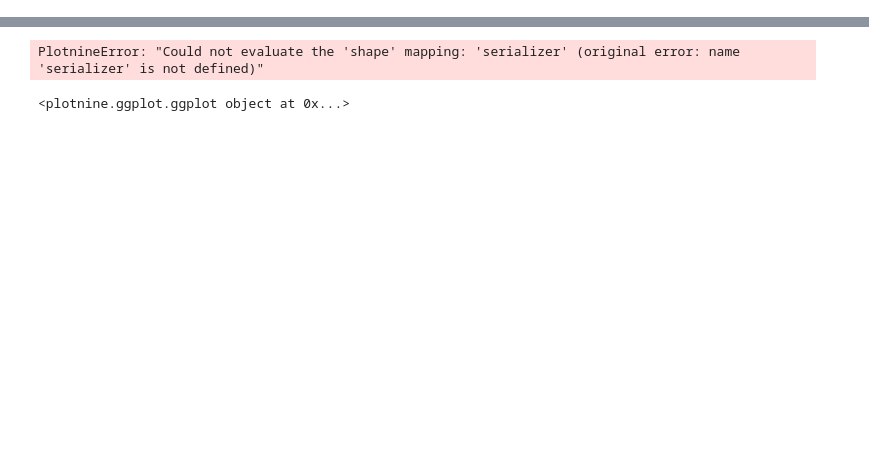
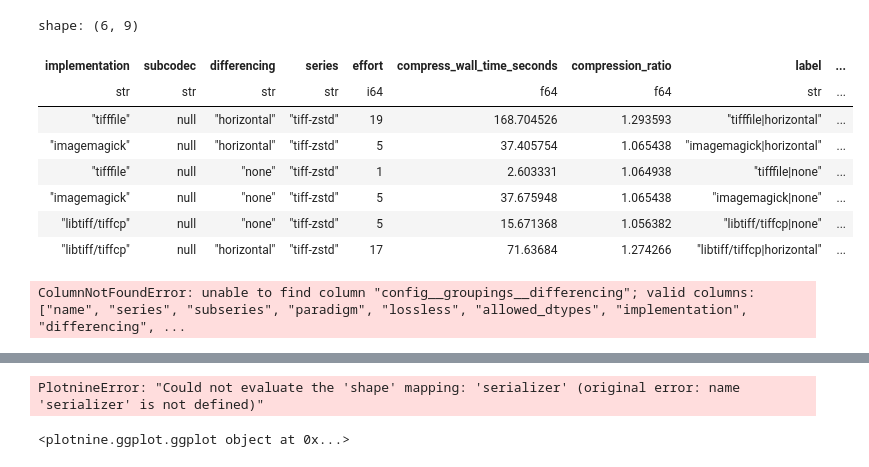
Before and after one commit to qim-center/consult-xct-compression, a Jupyter notebook: test_viewer.ipynb, the cells around one changed output, grey strips where cells are left out. Saved outputs shown, nothing was run; the diff lists cells and outputs as text; code cells hidden in the pictures; blank space fills up the shorter version.

```diff
--- a/test_viewer.ipynb
+++ b/test_viewer.ipynb
@@ -223,0 +448,36 @@ shape: (26, 2)
+# %%
+agg_df
+# %% [output]
+shape: (6, 9)
+| implementation | subcodec | differencing | series | effort | compress_wall_time_seconds | compression_ratio | label | ... |
+| str | str | str | str | i64 | f64 | f64 | str | ... |
+| "tifffile" | null | "horizontal" | "tiff-zstd" | 19 | 168.704526 | 1.293593 | "tifffile|horizontal" | ... |
+| "imagemagick" | null | "horizontal" | "tiff-zstd" | 5 | 37.405754 | 1.065438 | "imagemagick|horizontal" | ... |
+| "tifffile" | null | "none" | "tiff-zstd" | 1 | 2.603331 | 1.064938 | "tifffile|none" | ... |
+| "imagemagick" | null | "none" | "tiff-zstd" | 5 | 37.675948 | 1.065438 | "imagemagick|none" | ... |
+| "libtiff/tiffcp" | null | "none" | "tiff-zstd" | 5 | 15.671368 | 1.056382 | "libtiff/tiffcp|none" | ... |
+| "libtiff/tiffcp" | null | "horizontal" | "tiff-zstd" | 17 | 71.63684 | 1.274266 | "libtiff/tiffcp|horizontal" | ... |
+# %%
+groups = [
+    # "config__groupings__subcodec",
+    # "config__groupings__implementation",
+    "config__groupings__differencing",
+]
+df = df.with_columns(pl.concat_str(map(pl.col, groups)).alias("label"))
+
+agg_df = df.group_by("label").first()
+agg_df
+(
+    gg.ggplot(df.to_pandas().fillna("none"))
+    + gg.aes(
+        "compress_time_seconds",
+        "compression_ratio",
+        label="label",
+        group=" + ".join(groups),
+    )
+    + gg.geom_point()
+    + gg.geom_line()
+    + gg.geom_text(data=agg_df, adjust_text={"arrowprops": {"arrowstyle": "->"}})
+)
+# %% [output]
+ColumnNotFoundError: unable to find column "config__groupings__differencing"; valid columns: ["name", "series", "subseries", "paradigm", "lossless", "allowed_dtypes", "implementation", "differencing", ...
```
Also changed, not shown: parts of 16 cells of this notebook, 11 other files.
